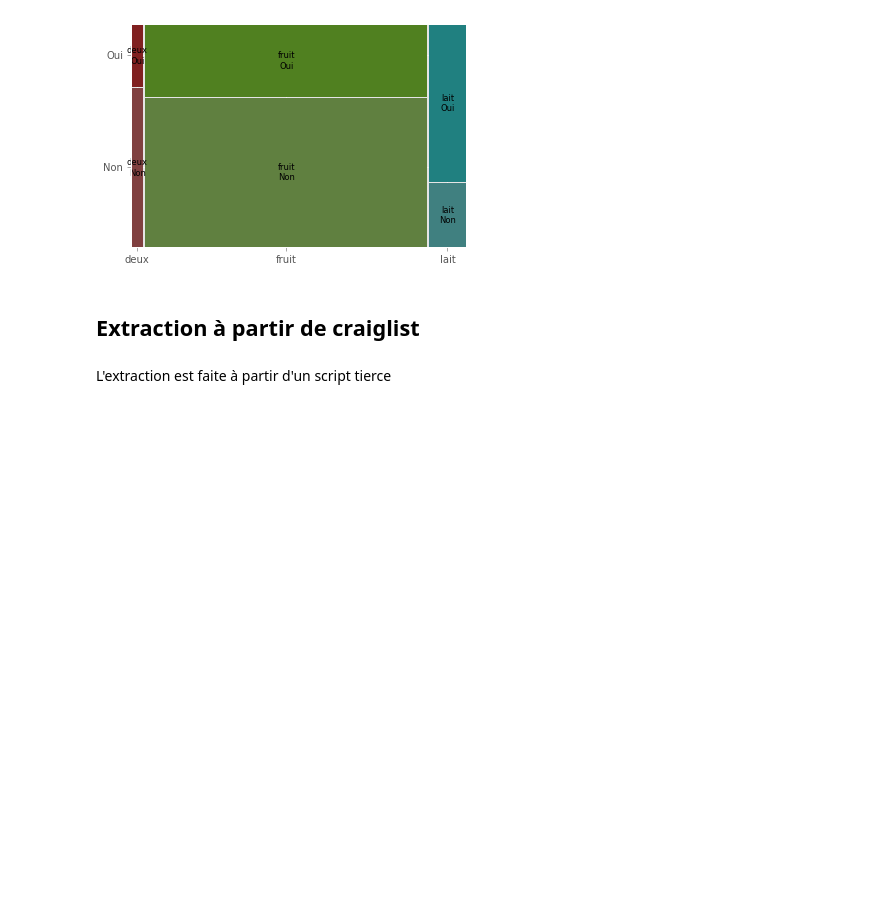
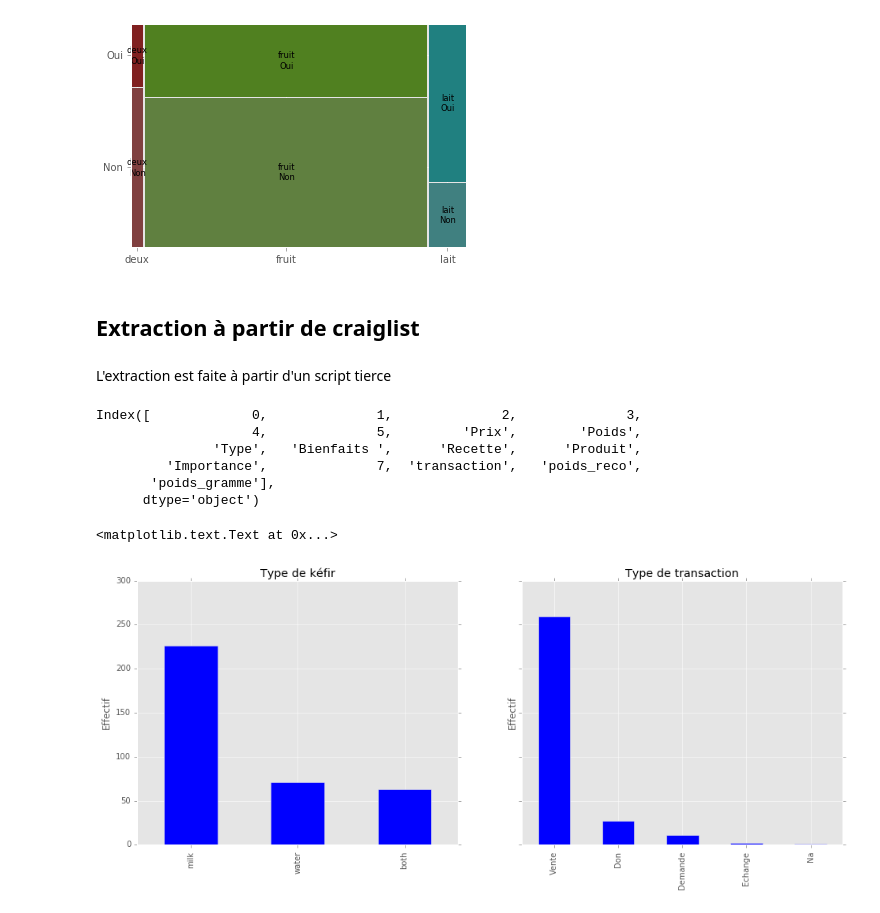
Before and after one commit to emilienschultz/researchnotebooks, a Jupyter notebook: Kefir-extract-web.ipynb, the cells around one changed output. Drawn from its saved outputs; the diff is of its cells as text; code cells hidden in the pictures; blank space fills up the shorter version.

```diff
--- a/Kefir-extract-web.ipynb
+++ b/Kefir-extract-web.ipynb
@@ -241,3 +241,27 @@ a = mosaic(pd.crosstab(data["Type"],data["Bienfaits "]).stack())
 ## Extraction à partir de craiglist
 # %% [markdown]
 L'extraction est faite à partir d'un script tierce
+# %%
+data.columns
+# %% [output]
+Index([             0,              1,              2,              3,
+                    4,              5,         'Prix',        'Poids',
+               'Type',   'Bienfaits ',      'Recette',      'Produit',
+         'Importance',              7,  'transaction',   'poids_reco',
+       'poids_gramme'],
+      dtype='object')
+# %%
+data = pd.read_excel("craiglist-kefir-reco.xls")
+# %%
+fig, ax = plt.subplots(1, 2, figsize=(16, 6), sharey=True)
+
+data["Type"].value_counts().plot(kind="bar",ax=ax[0])
+ax[0].set_title("Type de kéfir")
+ax[0].set_ylabel("Effectif")
+
+data["transaction"].value_counts().plot(kind="bar",ax=ax[1])
+ax[1].set_title("Type de transaction")
+ax[1].set_ylabel("Effectif")
+# %% [output]
+<matplotlib.text.Text at 0x...>
+[figure, added]
```
Also changed, not shown: parts of 7 cells of this notebook, 1 other file.
